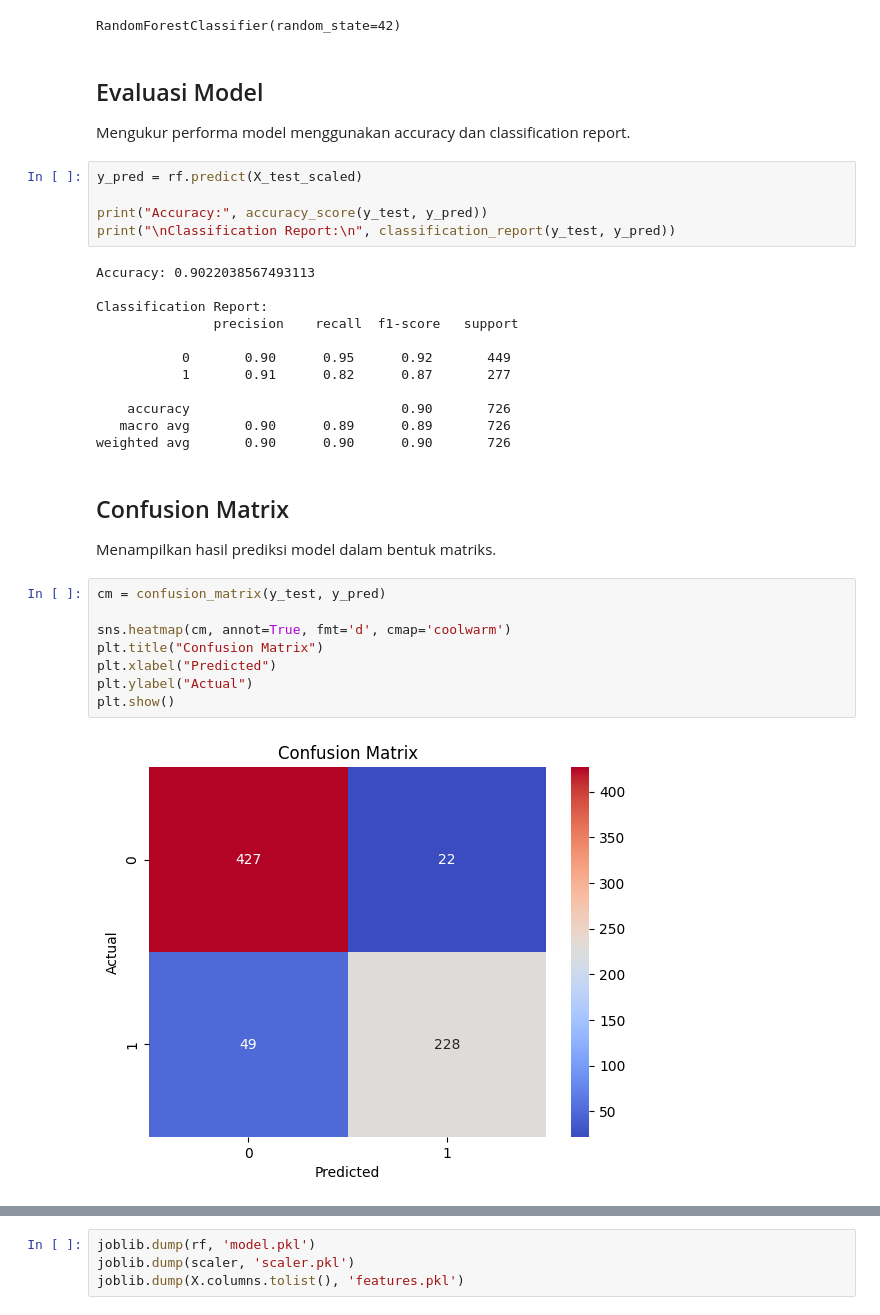
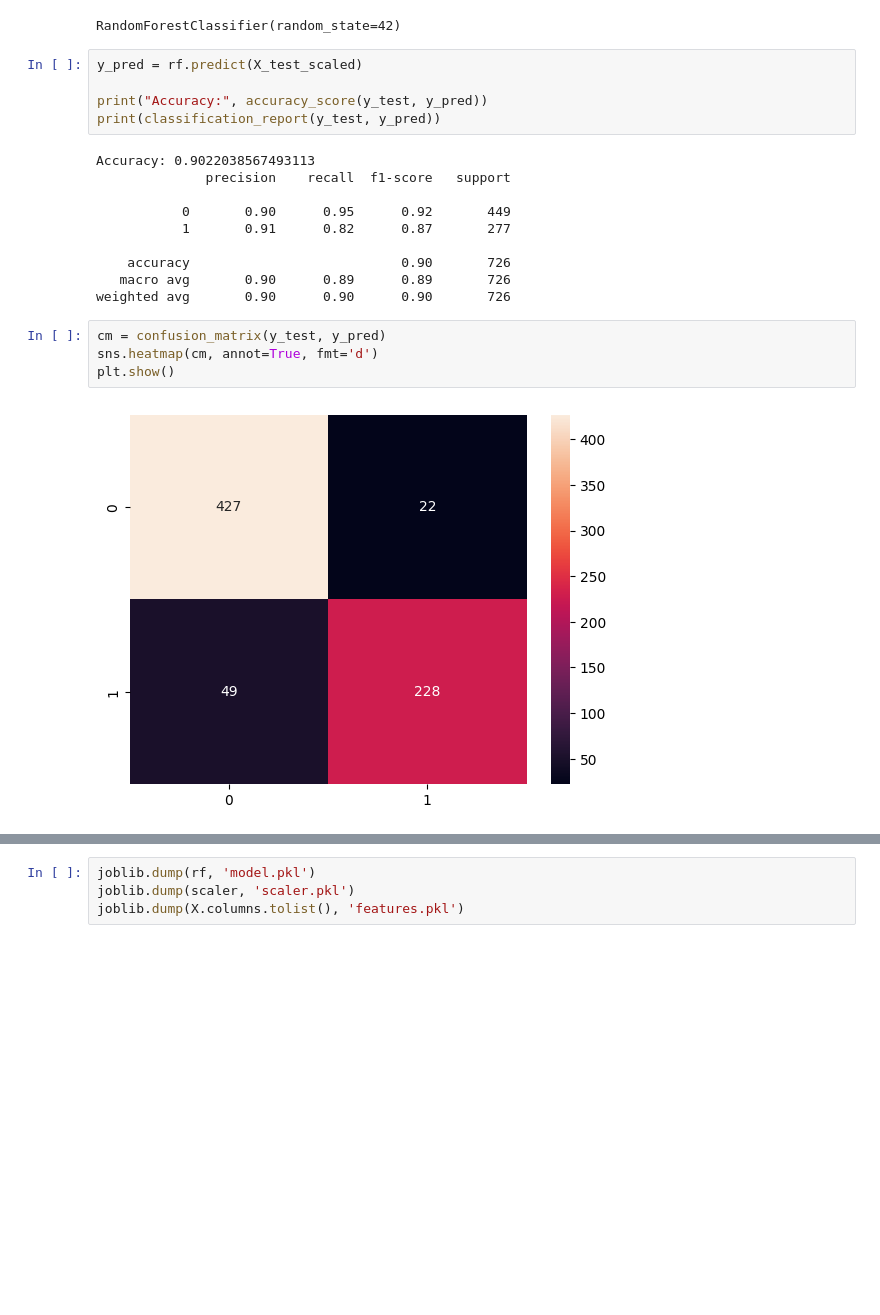
Before and after one commit to bugiscode/Data-Science, a Jupyter notebook: notebook.ipynb, the cells around one changed output, grey strips where cells are left out. Cells and saved outputs as stored; diff of their text form; blank space fills up the shorter version.

```diff
--- a/notebook.ipynb
+++ b/notebook.ipynb
@@ -181,20 +189,14 @@ rf = RandomForestClassifier(random_state=42)
 rf.fit(X_train_scaled, y_train)
 # %% [output]
 RandomForestClassifier(random_state=42)
-# %% [markdown]
-## Evaluasi Model
-
-Mengukur performa model menggunakan accuracy dan classification report.
 # %%
 y_pred = rf.predict(X_test_scaled)
 
 print("Accuracy:", accuracy_score(y_test, y_pred))
-print("\nClassification Report:\n", classification_report(y_test, y_pred))
+print(classification_report(y_test, y_pred))
 # %% [output]
 Accuracy: 0.9022038567493113
-
-Classification Report:
-               precision    recall  f1-score   support
+              precision    recall  f1-score   support
 
            0       0.90      0.95      0.92       449
            1       0.91      0.82      0.87       277
@@ -202,17 +204,9 @@ Classification Report:
     accuracy                           0.90       726
    macro avg       0.90      0.89      0.89       726
 weighted avg       0.90      0.90      0.90       726
-# %% [markdown]
-## Confusion Matrix
-
-Menampilkan hasil prediksi model dalam bentuk matriks.
 # %%
 cm = confusion_matrix(y_test, y_pred)
-
-sns.heatmap(cm, annot=True, fmt='d', cmap='coolwarm')
-plt.title("Confusion Matrix")
-plt.xlabel("Predicted")
-plt.ylabel("Actual")
+sns.heatmap(cm, annot=True, fmt='d')
 plt.show()
 # %% [output]
-[figure, old version]
+[figure, new version]
```
Also changed, not shown: parts of 60 cells of this notebook, 2 other files.
